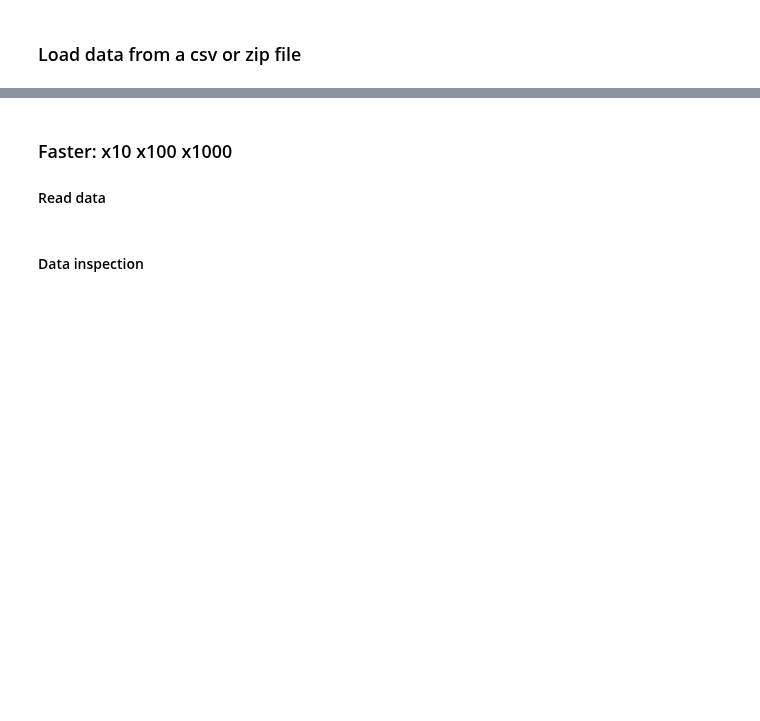
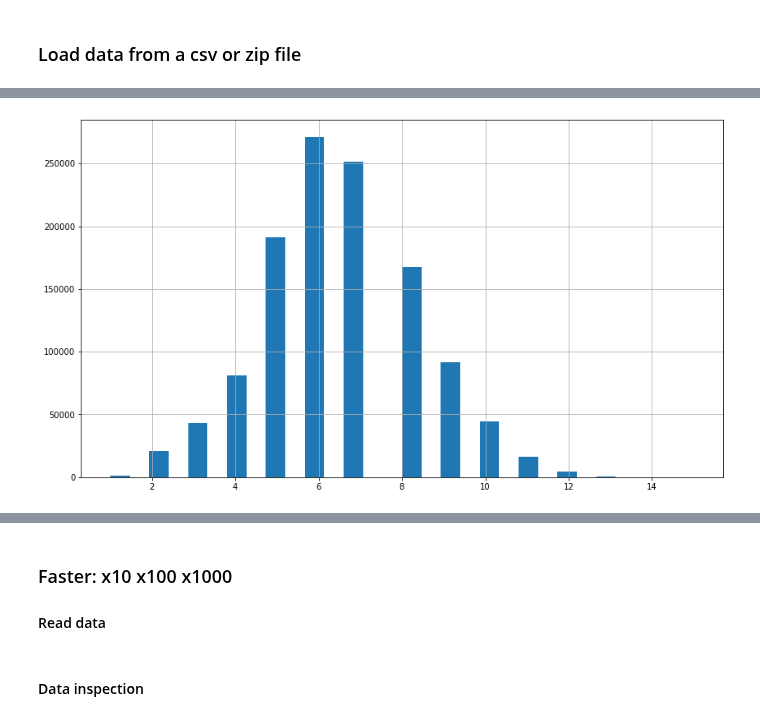
Before and after one commit to jgdelrio/tutorials, a Jupyter notebook: Intro/05_Pandas_Continuation.ipynb, the cells around one changed output, grey strips where cells are left out. Saved outputs shown, nothing was run; the diff lists cells and outputs as text; code cells hidden in the pictures; blank space fills up the shorter version.

```diff
--- a/Intro/05_Pandas_Continuation.ipynb
+++ b/Intro/05_Pandas_Continuation.ipynb
@@ -473,0 +133,5 @@ df = pd.read_csv(filename)
+# %%
+# Get the histogram
+dfn.words.hist(figsize=(14, 8), bins=30);
+# %% [output]
+[figure, added]
```
Also changed, not shown: parts of 76 cells of this notebook, 9 other files.
